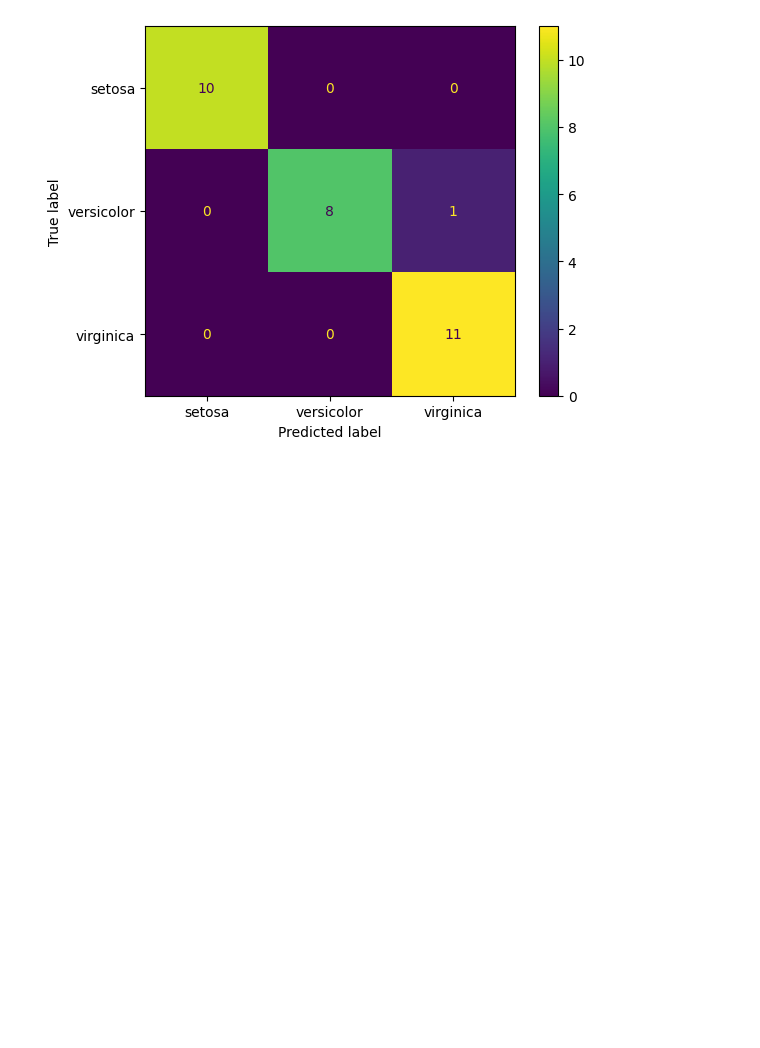
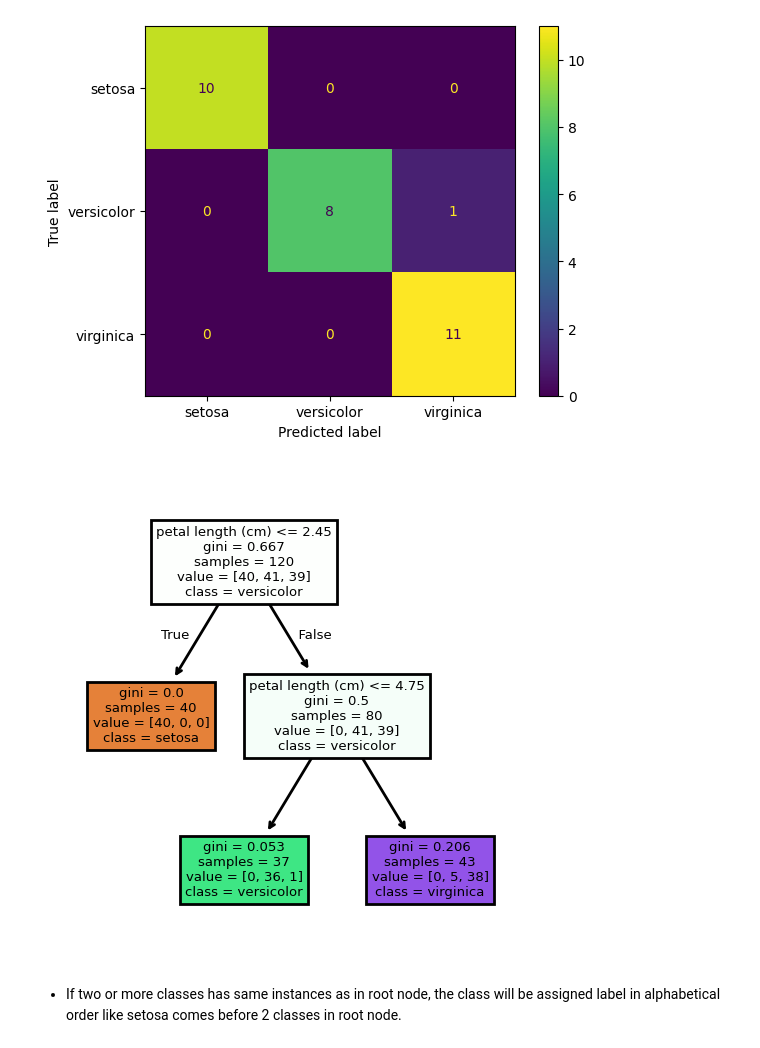
Before and after one commit to kar137/Machine-Learning-Portfolio, a Jupyter notebook: notebooks/Beyond-Linear-Models/Decision-trees-&-KNN/decision-tree-with-sklearn.ipynb, the cells around one changed output. Cells and saved outputs as stored; diff of their text form; code cells hidden in the pictures; blank space fills up the shorter version.

```diff
--- a/notebooks/Beyond-Linear-Models/Decision-trees-&-KNN/decision-tree-with-sklearn.ipynb
+++ b/notebooks/Beyond-Linear-Models/Decision-trees-&-KNN/decision-tree-with-sklearn.ipynb
@@ -39,3 +120,13 @@ disp = ConfusionMatrixDisplay.from_estimator(model, X_test, y_test, display_labe
 plt.show()
 # %% [output]
 [figure]
+# %%
+# Decision tree visualization
+
+fig, axes = plt.subplots(nrows=1, ncols=1, figsize=(3,3), dpi=200)
+axes.plot(linewidth=0)
+_ = plot_tree(model, feature_names=data.feature_names, class_names=data.target_names, filled=True)
+# %% [output]
+[figure, added]
+# %% [markdown]
+- If two or more classes has same instances as in root node, the class will be assigned label in alphabetical order like setosa comes before 2 classes in root node.
```
Also changed, not shown: parts of 3 cells of this notebook, 1 other file.
